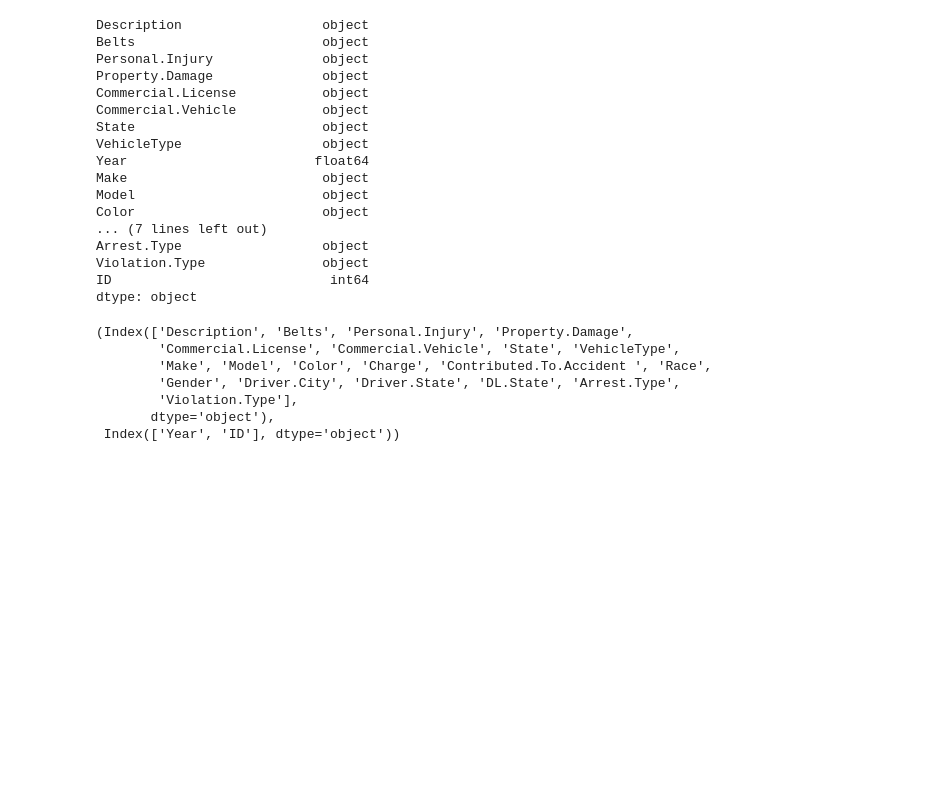
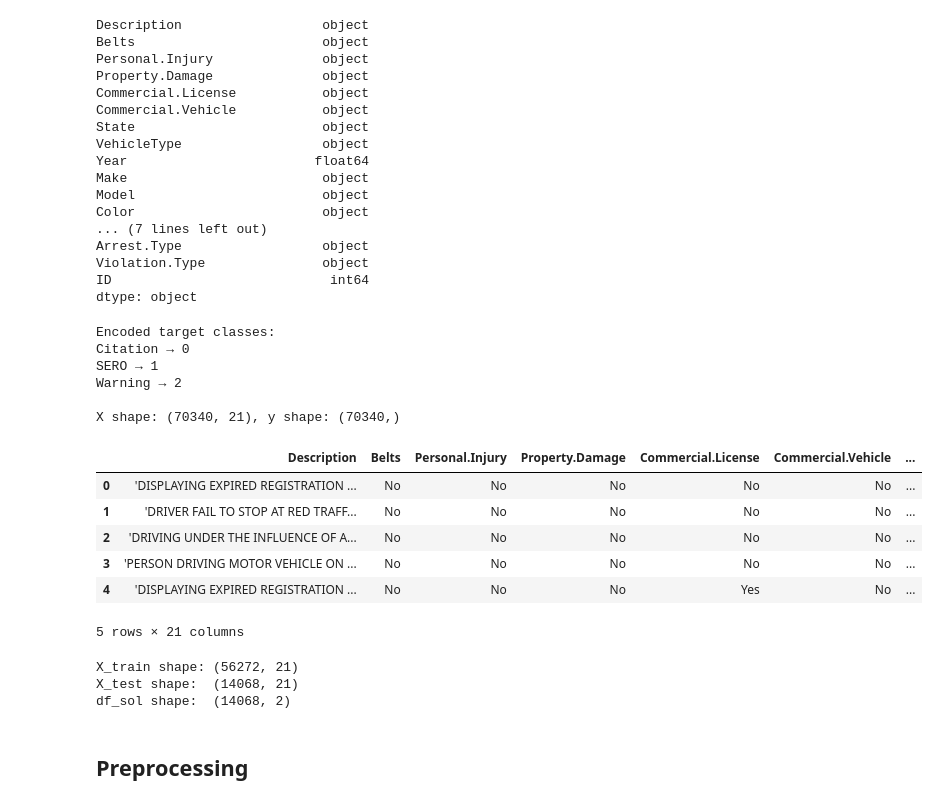
Before and after one commit to emmabachura/Machine-Learning, a Jupyter notebook: src/traffic-violations/traffic-violations-preprocessing.ipynb, the cells around one changed output. Drawn from its saved outputs; the diff is of its cells as text; code cells hidden in the pictures; blank space fills up the shorter version.

Commit message:
traffic-violation preprocessing

```diff
--- a/src/traffic-violations/traffic-violations-preprocessing.ipynb
+++ b/src/traffic-violations/traffic-violations-preprocessing.ipynb
@@ -117,3 +158,5 @@ df["Year"] = df["Year"].fillna(0)
+# %%
+df = df.replace("?", np.nan)
 # %%
 df.dtypes
 # %% [output]
@@ -134,16 +177,61 @@ Arrest.Type                  object
 Violation.Type               object
 ID                            int64
 dtype: object
-# %%
-cat_cols = df.select_dtypes(include="object").columns
-num_cols = df.select_dtypes(include=["int64","float64"]).columns
-
-cat_cols, num_cols
-# %% [output]
-(Index(['Description', 'Belts', 'Personal.Injury', 'Property.Damage',
-        'Commercial.License', 'Commercial.Vehicle', 'State', 'VehicleType',
-        'Make', 'Model', 'Color', 'Charge', 'Contributed.To.Accident ', 'Race',
-        'Gender', 'Driver.City', 'Driver.State', 'DL.State', 'Arrest.Type',
-        'Violation.Type'],
-       dtype='object'),
- Index(['Year', 'ID'], dtype='object'))
+# %%
+from sklearn.preprocessing import LabelEncoder
+
+# Define target column
+target_name = "Violation.Type"
+
+# Encode the target labels
+le = LabelEncoder()
+y = le.fit_transform(df[target_name])
+
+print("Encoded target classes:")
+for idx, cls in enumerate(le.classes_):
+    print(f"{cls} → {idx}")
+
+# Define feature matrix X
+X = df.drop(columns=[target_name])
+
+print(f"\nX shape: {X.shape}, y shape: {y.shape}")
+X.head()
+# %% [output]
+Encoded target classes:
+Citation → 0
+SERO → 1
+Warning → 2
+
+X shape: (70340, 21), y shape: (70340,)
+|  | Description | Belts | Personal.Injury | Property.Damage | Commercial.License | Commercial.Vehicle | ... |
+| 0 | 'DISPLAYING EXPIRED REGISTRATION ... | No | No | No | No | No | ... |
+| 1 | 'DRIVER FAIL TO STOP AT RED TRAFF... | No | No | No | No | No | ... |
+| 2 | 'DRIVING UNDER THE INFLUENCE OF A... | No | No | No | No | No | ... |
+| 3 | 'PERSON DRIVING MOTOR VEHICLE ON ... | No | No | No | No | No | ... |
+| 4 | 'DISPLAYING EXPIRED REGISTRATION ... | No | No | No | Yes | No | ... |
+5 rows × 21 columns
+# %%
+from sklearn.model_selection import train_test_split
+
+X_train, X_test, y_train, y_test = train_test_split(
+    X, y, test_size=0.2, random_state=42, stratify=y
+)
+
+# --- Create the Solution Set ---
+# This matches the 'loan-10k.sol.ex.csv' format
+df_sol = pd.DataFrame({
+    'ID': X_test['ID'],
+    'Violation.Type': y_test
+})
+
+# We'll keep X_train and X_test as DataFrames for now
+# This makes it easy to keep the 'ID' column separate
+print(f"X_train shape: {X_train.shape}")
+print(f"X_test shape:  {X_test.shape}")
+print(f"df_sol shape:  {df_sol.shape}")
+# %% [output]
+X_train shape: (56272, 21)
+X_test shape:  (14068, 21)
+df_sol shape:  (14068, 2)
+# %% [markdown]
+## Preprocessing
```
Also changed, not shown: parts of 8 cells of this notebook, 3 other files.
